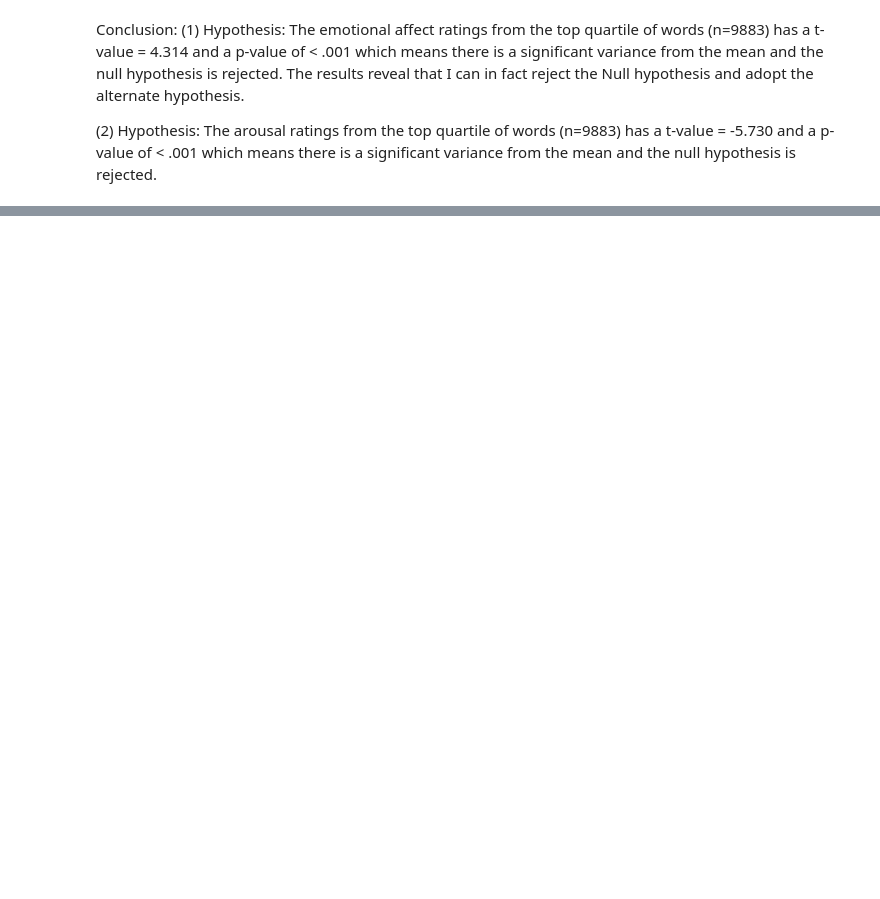
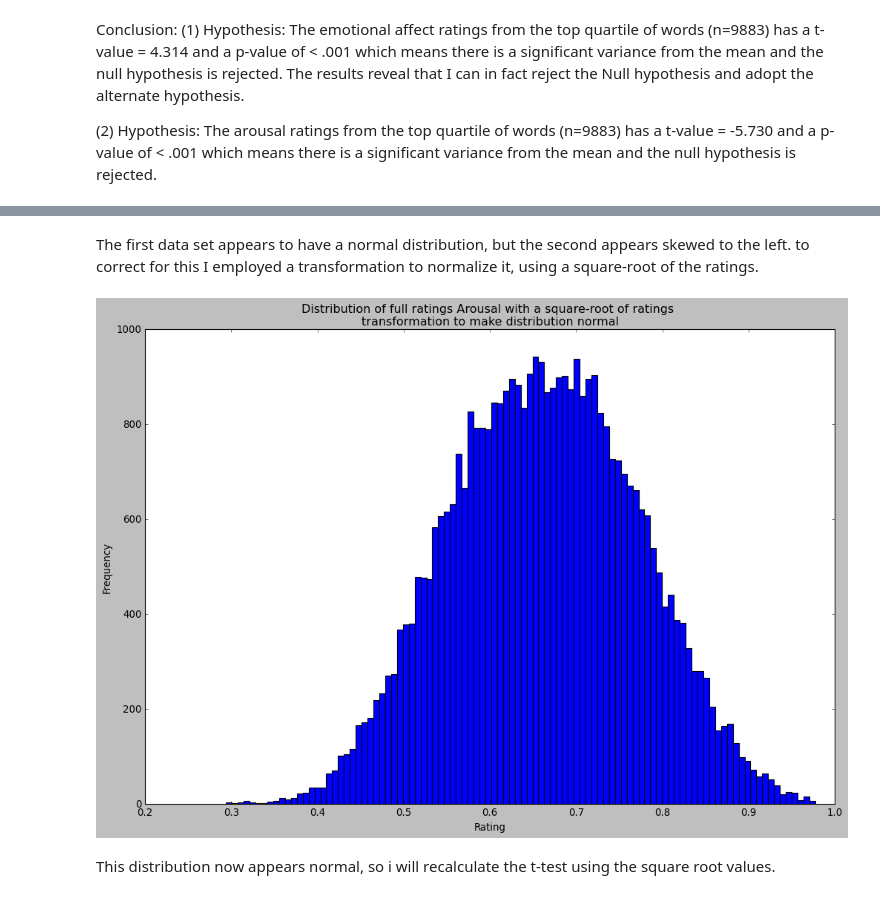
Before and after one commit to petesaiacct/cog260project, a Jupyter notebook: scripts/Arousal_Valence_Colex_Analysis.ipynb, the cells around one changed output, grey strips where cells are left out. Drawn from its saved outputs; the diff is of its cells as text; code cells hidden in the pictures; blank space fills up the shorter version.

```diff
--- a/scripts/Arousal_Valence_Colex_Analysis.ipynb
+++ b/scripts/Arousal_Valence_Colex_Analysis.ipynb
@@ -603,0 +709,33 @@ plt.show()
+# %% [markdown]
+The first data set appears to have a normal distribution, but the second appears skewed to the left.
+to correct for this I employed a transformation to normalize it, using a square-root of the ratings.
+# %%
+plt.style.use('classic')
+
+fig = plt.figure(figsize=(15,10) )
+plt.subplot(1,1,1)
+ratings = []
+
+# define the frequency or percentage of observations in each category
+freq = np.sqrt(y4)
+
+
+
+# create the histogram
+plt.hist(freq, bins=100)
+
+# add a vertical line to show the mean
+
+
+# add a title and labels to the axes
+plt.title('Distribution of full ratings Arousal with a square-root of ratings \ntransformation to make distribution normal')
+plt.xlabel('Rating')
+plt.ylabel('Frequency')
+
+# display the test statistic, p-value, and standard error on the graph
+
+plt.show()
+# %% [output]
+[figure, added]
+# %% [markdown]
+This distribution now appears normal, so i will recalculate the t-test using the square root values.
```
Also changed, not shown: parts of 10 cells of this notebook.
